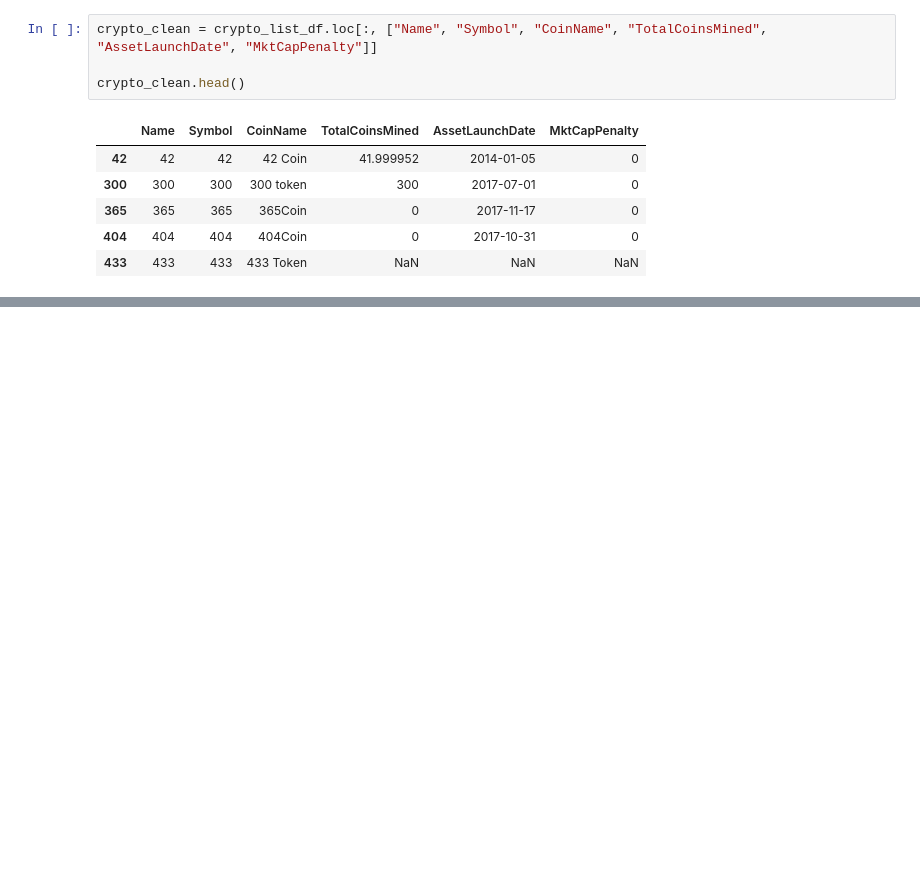
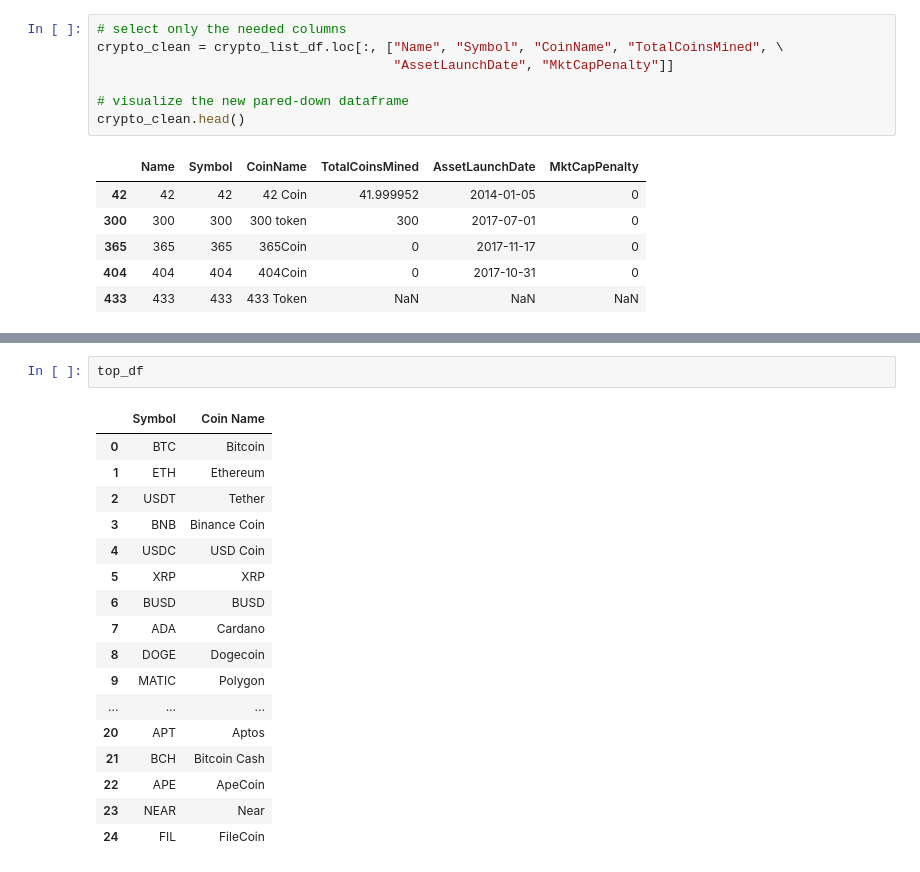
Before and after one commit to JosefinadeSolminihac/project_1, a Jupyter notebook: crypto_compare_eda_dml.ipynb, the cells around one changed output, grey strips where cells are left out. Cells and saved outputs as stored; diff of their text form; blank space fills up the shorter version.

```diff
--- a/crypto_compare_eda_dml.ipynb
+++ b/crypto_compare_eda_dml.ipynb
@@ -42,8 +33,11 @@ Index(['Id', 'Url', 'ImageUrl', 'ContentCreatedOn', 'Name', 'Symbol',
        'Difficulty', 'BuiltOn', 'SmartContractAddress', 'DecimalPoints'],
       dtype='object')
 # %%
-crypto_clean = crypto_list_df.loc[:, ["Name", "Symbol", "CoinName", "TotalCoinsMined", "AssetLaunchDate", "MktCapPenalty"]]
+# select only the needed columns
+crypto_clean = crypto_list_df.loc[:, ["Name", "Symbol", "CoinName", "TotalCoinsMined", \
+                                      "AssetLaunchDate", "MktCapPenalty"]]
 
+# visualize the new pared-down dataframe
 crypto_clean.head()
 # %% [output]
 |  | Name | Symbol | CoinName | TotalCoinsMined | AssetLaunchDate | MktCapPenalty |
@@ -95,0 +159,20 @@ df
+# %%
+top_df
+# %% [output]
+|  | Symbol | Coin Name |
+| 0 | BTC | Bitcoin |
+| 1 | ETH | Ethereum |
+| 2 | USDT | Tether |
+| 3 | BNB | Binance Coin |
+| 4 | USDC | USD Coin |
+| 5 | XRP | XRP |
+| 6 | BUSD | BUSD |
+| 7 | ADA | Cardano |
+| 8 | DOGE | Dogecoin |
+| 9 | MATIC | Polygon |
+| ... | ... | ... |
+| 20 | APT | Aptos |
+| 21 | BCH | Bitcoin Cash |
+| 22 | APE | ApeCoin |
+| 23 | NEAR | Near |
+| 24 | FIL | FileCoin |
```
Also changed, not shown: parts of 15 cells of this notebook, 2 other files.
